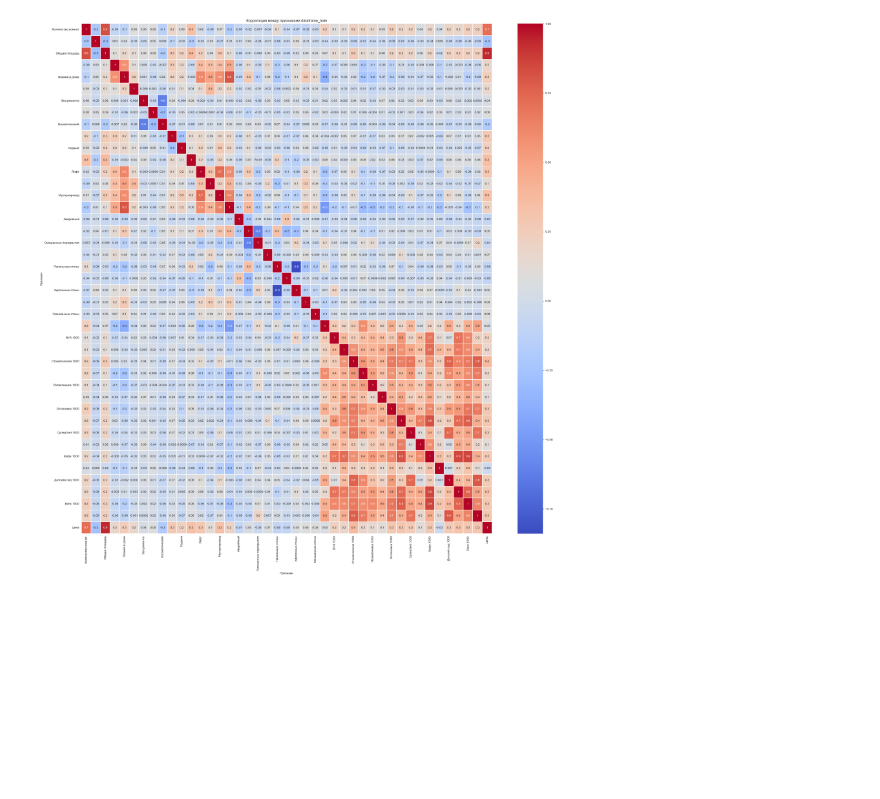
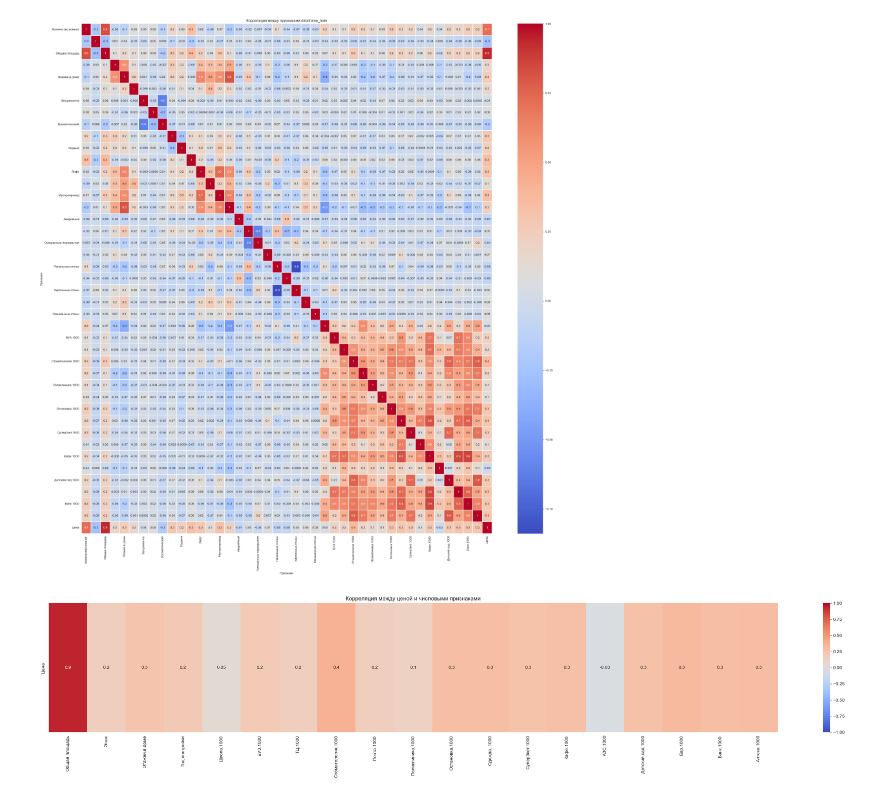
Before and after one commit to Nitrolacs/data_analysis_3_lab, a Jupyter notebook: notebooks/lab_3.ipynb, the cells around one changed output. Drawn from its saved outputs; the diff is of its cells as text; code cells hidden in the pictures; blank space fills up the shorter version.

```diff
--- a/notebooks/lab_3.ipynb
+++ b/notebooks/lab_3.ipynb
@@ -189,3 +209,26 @@ fig.set_size_inches(30, 30)
 plt.show()
 # %% [output]
 [figure]
+# %%
+def show_heat_map(colums: list, title: str):
+    """
+    Тепловая карта для признаков
+    :param colums: Список признаков, которые будут на тепловой карте
+    :param title: Название
+    :return: None
+    """
+    corr_price_dataframe = dataframe_train.corr()[['Цена']].transpose()[colums]
+
+    # Строим тепловую карту для визуализации корреляционной матрицы
+    sb.heatmap(corr_price_dataframe, annot=True, fmt='.1g', vmin=-1, vmax=1, cmap='coolwarm')
+
+    # Устанавливаем размер изображения
+    fig = plt.gcf()
+    fig.set_size_inches(35, 5)
+
+    plt.title(f"Корреляция между ценой и {title} признаками")
+    plt.show()
+# %%
+show_heat_map(dataframe_numerical, "числовыми")
+# %% [output]
+[figure, added]
```
Also changed, not shown: parts of 8 cells of this notebook.
